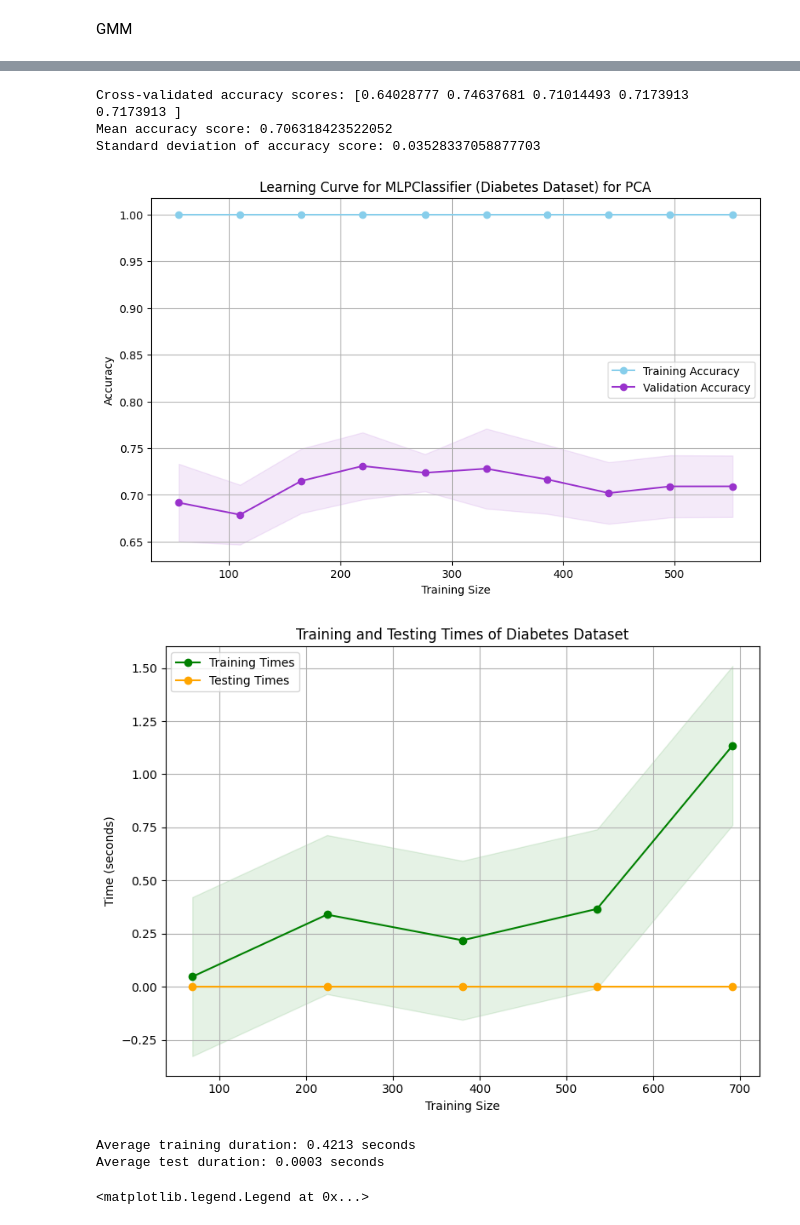
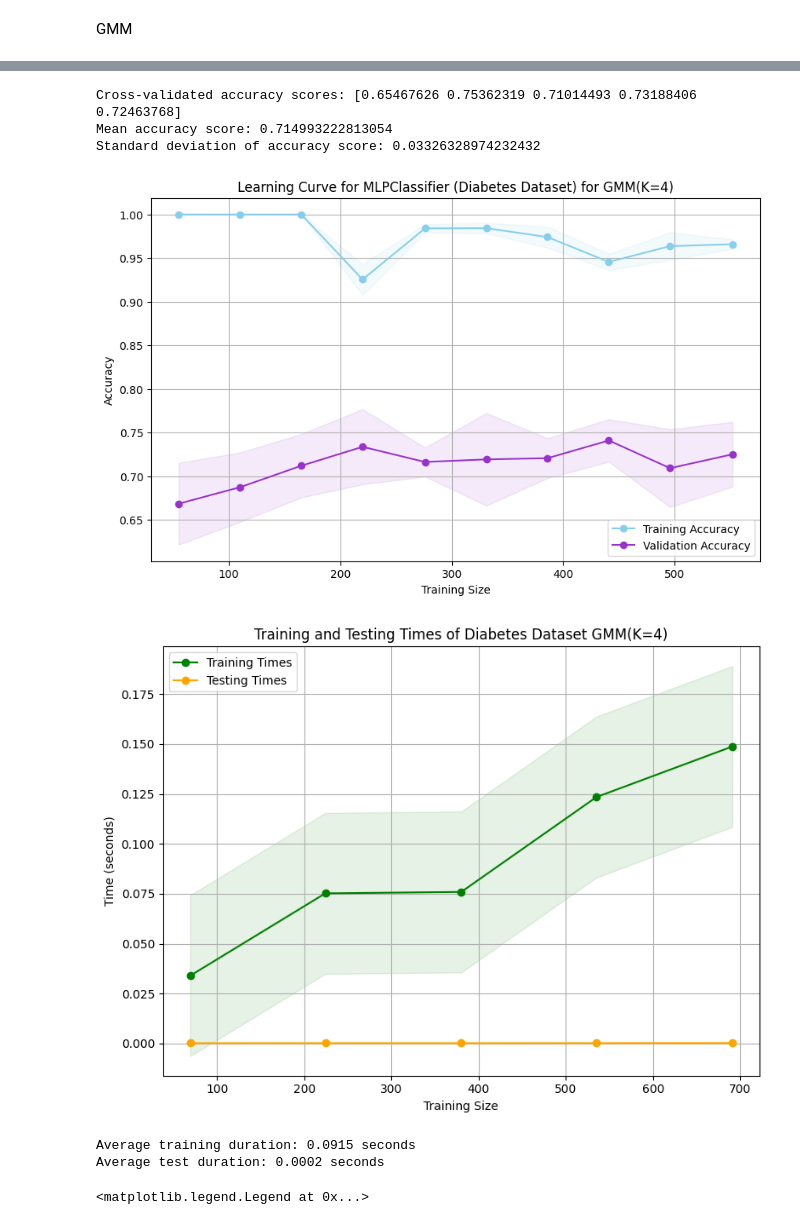
Before and after one commit to ankitrahejagatech/7641HW3, a Jupyter notebook: ClusteringNN.ipynb, the cells around one changed output, grey strips where cells are left out. Cells and saved outputs as stored; diff of their text form; code cells hidden in the pictures.

```diff
--- a/ClusteringNN.ipynb
+++ b/ClusteringNN.ipynb
@@ -556,8 +774,8 @@ from sklearn.model_selection import train_test_split, cross_val_predict, cross_v
 X_train, X_test, y_train, y_test = train_test_split(cX, cY, test_size=0.10, random_state=25)
 
 # Initialize the model
-net = MLPClassifier(hidden_layer_sizes=(50,), solver='adam', activation='logistic',
-                    learning_rate_init=0.01, max_iter=1000, random_state=100)
+net = MLPClassifier(hidden_layer_sizes=(50,50), solver='adam', activation='relu',
+                    learning_rate_init=0.01, max_iter=50, random_state=100)
 
 # Perform cross-validation and get predictions
 cv_predictions = cross_val_predict(net, X_train, y_train, cv=5)
@@ -575,8 +793,15 @@ cm = confusion_matrix(y_train, cv_predictions)
 # Display the confusion matrix
 disp = ConfusionMatrixDisplay(confusion_matrix=cm)
 disp.plot(cmap=plt.cm.Blues)
-plt.title("Confusion Matrix (Cross-Validated)")
+plt.title("Confusion Matrix (Cross-Validated) GMM Diabetes(K=4)")
+output_folder = 'NNClusteringPlots'  # Specify the folder name
+if not os.path.exists(output_folder):
+    os.makedirs(output_folder)  # Create the folder if it does not exist
+
+output_file = os.path.join(output_folder, 'GMM_NN_ConfusionMatrix.png')
+plt.savefig(output_file, format='png',dpi=300)
 plt.show()
+
 
 # Print the cross-validated accuracy scores
 print(f"Cross-validated accuracy scores: {cv_scores}")
@@ -585,8 +810,8 @@ print(f"Standard deviation of accuracy score: {cv_scores.std()}")
 X_train, X_test, y_train, y_test = train_test_split(cX, cY, test_size=0.10, random_state=25)
 
 # Initialize the model
-net = MLPClassifier(hidden_layer_sizes=(50,), solver='adam', activation='logistic',
-                    learning_rate_init=0.1, random_state=100)
+net = MLPClassifier(hidden_layer_sizes=(50,50), solver='adam', activation='relu',
+                    learning_rate_init=0.01, max_iter=50, random_state=100)
 
 # Custom accuracy scorer
 accuracy_scorer = make_scorer(accuracy_score)
@@ -610,19 +835,24 @@ plt.fill_between(train_sizes, validation_scores_mean - validation_scores_std,
                  validation_scores_mean + validation_scores_std, alpha=0.1, color='darkorchid')
 plt.plot(train_sizes, train_scores_mean, 'o-', color='skyblue', label='Training Accuracy')
 plt.plot(train_sizes, validation_scores_mean, 'o-', color='darkorchid', label='Validation Accuracy')
-plt.title('Learning Curve for MLPClassifier (Diabetes Dataset) for PCA')
+plt.title('Learning Curve for MLPClassifier (Diabetes Dataset) for GMM(K=4)')
 plt.xlabel('Training Size')
 plt.ylabel('Accuracy')
 plt.legend(loc='best')
 plt.grid(True)
-plt.savefig('LearningCurveforNNDiabetes', dpi=300)
+output_folder = 'NNClusteringPlots'  # Specify the folder name
+if not os.path.exists(output_folder):
+    os.makedirs(output_folder)  # Create the folder if it does not exist
+
+output_file = os.path.join(output_folder, 'GMM_NN_LearningCurve.png')
+plt.savefig(output_file, format='png',dpi=300)
 plt.show()
-hidden_layer_sizes = (50,)  # Hidden layer configuration
+hidden_layer_sizes = (50,50)  # Hidden layer configuration
 
 X_train, X_test, y_train, y_test = train_test_split(cX, cY, test_size=0.10, random_state=25)
 # Initialize the model
-net = MLPClassifier(hidden_layer_sizes=hidden_layer_sizes, solver='adam', activation='logistic',
-                    learning_rate_init=0.1, random_state=100)
+net = MLPClassifier(hidden_layer_sizes=(50,50), solver='adam', activation='relu',
+                    learning_rate_init=0.01, max_iter=50, random_state=100)
 
 # Arrays to store training and testing times
 train_times = []
@@ -674,15 +904,20 @@ plt.fill_between(train_sizes, test_times - test_times_std,
                  test_times + test_times_std, alpha=0.1, color='orange')
 plt.plot(train_sizes, test_times, 'o-', color='orange', label="Testing Times")
 
-plt.title("Training and Testing Times of Diabetes Dataset")
+plt.title("Training and Testing Times of Diabetes Dataset GMM(K=4)")
 plt.xlabel("Training Size")
 plt.ylabel("Time (seconds)")
 plt.grid(visible=True)
 plt.legend(loc="best")
 
 plt.tight_layout()
-plt.savefig('ClockTimesNNDiabetes.png', dpi=300)
+if not os.path.exists(output_folder):
+    os.makedirs(output_folder)  # Create the folder if it does not exist
+
+output_file = os.path.join(output_folder, 'GMM_NN_ClockTime.png')
+plt.savefig(output_file, format='png',dpi=300)
 plt.show()
+
 
 print(f"Average training duration: {train_times_mean:.4f} seconds")
 print(f"Average test duration: {test_times_mean:.4f} seconds")
@@ -863,9 +1098,9 @@ plt.legend(frameon=False)
-Cross-validated accuracy scores: [0.64028777 0.74637681 0.71014493 0.7173913  0.7173913 ]
-Mean accuracy score: 0.706318423522052
-Standard deviation of accuracy score: 0.03528337058877703
+Cross-validated accuracy scores: [0.65467626 0.75362319 0.71014493 0.73188406 0.72463768]
+Mean accuracy score: 0.714993222813054
+Standard deviation of accuracy score: 0.03326328974232432
-[figure, old version]
+[figure, new version]
-[figure, old version]
+[figure, new version]
-Average training duration: 0.4213 seconds
-Average test duration: 0.0003 seconds
+Average training duration: 0.0915 seconds
+Average test duration: 0.0002 seconds
 <matplotlib.legend.Legend at 0x...>
 [figure]
```
Also changed, not shown: parts of 6 cells of this notebook, 36 other files.
